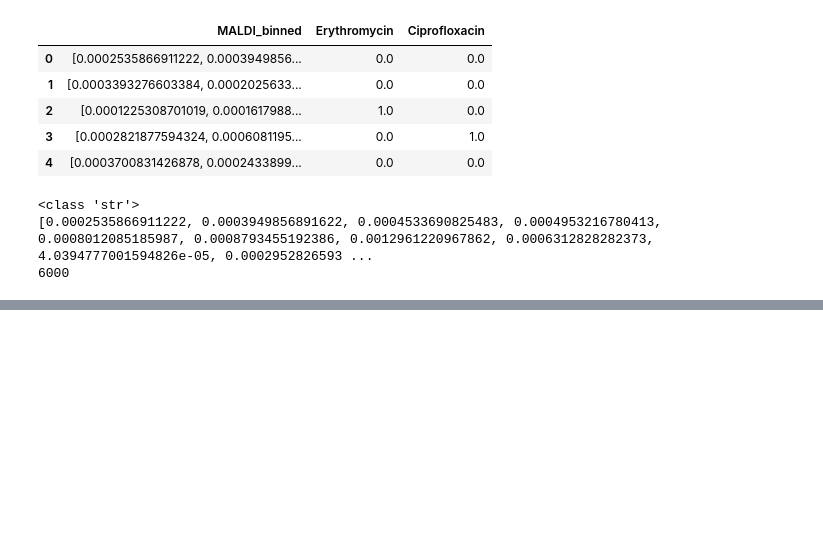
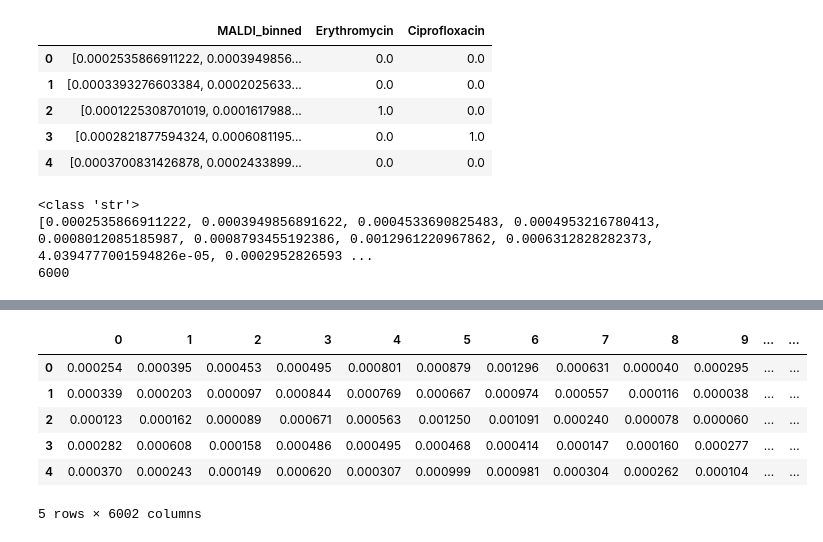
Before and after one commit to guillermo-grande/Antibiotic-Resistance-Prediction, a Jupyter notebook: guille/test.ipynb, the cells around one changed output, grey strips where cells are left out. Cells and saved outputs as stored; diff of their text form; code cells hidden in the pictures; blank space fills up the shorter version.

Commit message:
Separated columns and Lasso inclusion

```diff
--- a/test.ipynb
+++ b/guille/test.ipynb
@@ -3,7 +3,7 @@ import pandas as pd
 import sklearn as sk
 import numpy as np
 # %%
-df = pd.read_csv("practica_micro.csv")
+df = pd.read_csv("../practica_micro.csv")
 # %%
 df.head(5)
 # %% [output]
@@ -129,0 +29,20 @@ Accuracy: 174.06340057636888%
+# %%
+# Convert the 'MALDI_binned' column from string representation of list to actual list
+df['MALDI_binned'] = df['MALDI_binned'].apply(ast.literal_eval)
+
+# Create a new DataFrame with 6000 columns from the 'MALDI_binned' column
+maldi_binned_df = pd.DataFrame(df['MALDI_binned'].tolist(), index=df.index)
+
+# Concatenate the new DataFrame with the original DataFrame (excluding the original 'MALDI_binned' column)
+df_expanded = pd.concat([maldi_binned_df, df.drop(columns=['MALDI_binned'])], axis=1)
+
+# Display the new DataFrame
+df_expanded.head()
+# %% [output]
+|  | 0 | 1 | 2 | 3 | 4 | 5 | 6 | 7 | 8 | 9 | ... | ... |
+| 0 | 0.000254 | 0.000395 | 0.000453 | 0.000495 | 0.000801 | 0.000879 | 0.001296 | 0.000631 | 0.000040 | 0.000295 | ... | ... |
+| 1 | 0.000339 | 0.000203 | 0.000097 | 0.000844 | 0.000769 | 0.000667 | 0.000974 | 0.000557 | 0.000116 | 0.000038 | ... | ... |
+| 2 | 0.000123 | 0.000162 | 0.000089 | 0.000671 | 0.000563 | 0.001250 | 0.001091 | 0.000240 | 0.000078 | 0.000060 | ... | ... |
+| 3 | 0.000282 | 0.000608 | 0.000158 | 0.000486 | 0.000495 | 0.000468 | 0.000414 | 0.000147 | 0.000160 | 0.000277 | ... | ... |
+| 4 | 0.000370 | 0.000243 | 0.000149 | 0.000620 | 0.000307 | 0.000999 | 0.000981 | 0.000304 | 0.000262 | 0.000104 | ... | ... |
+5 rows × 6002 columns
```
Also changed, not shown: parts of 5 cells of this notebook.
